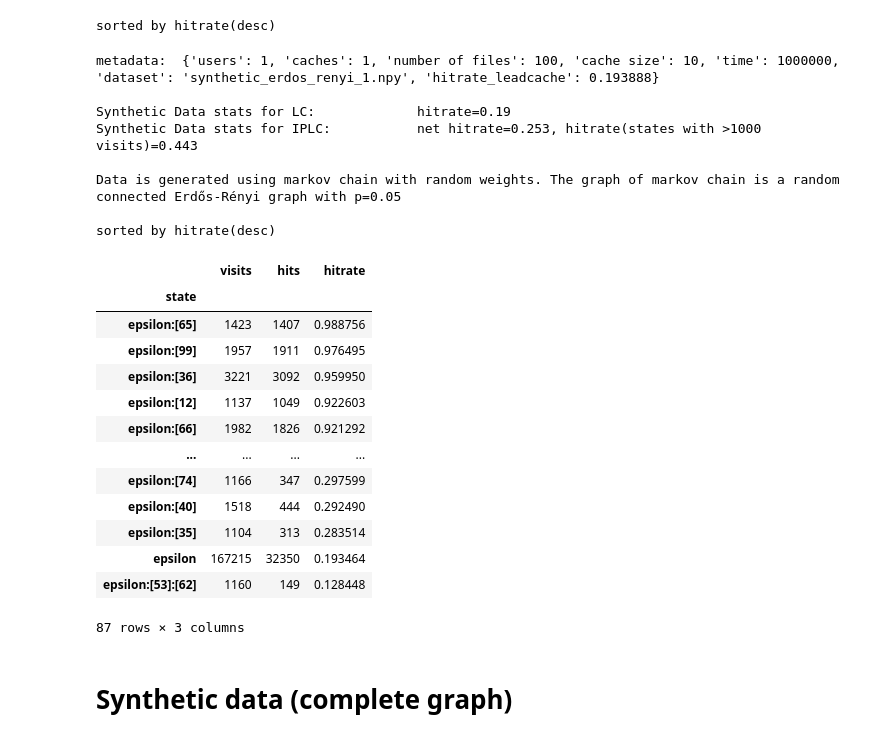
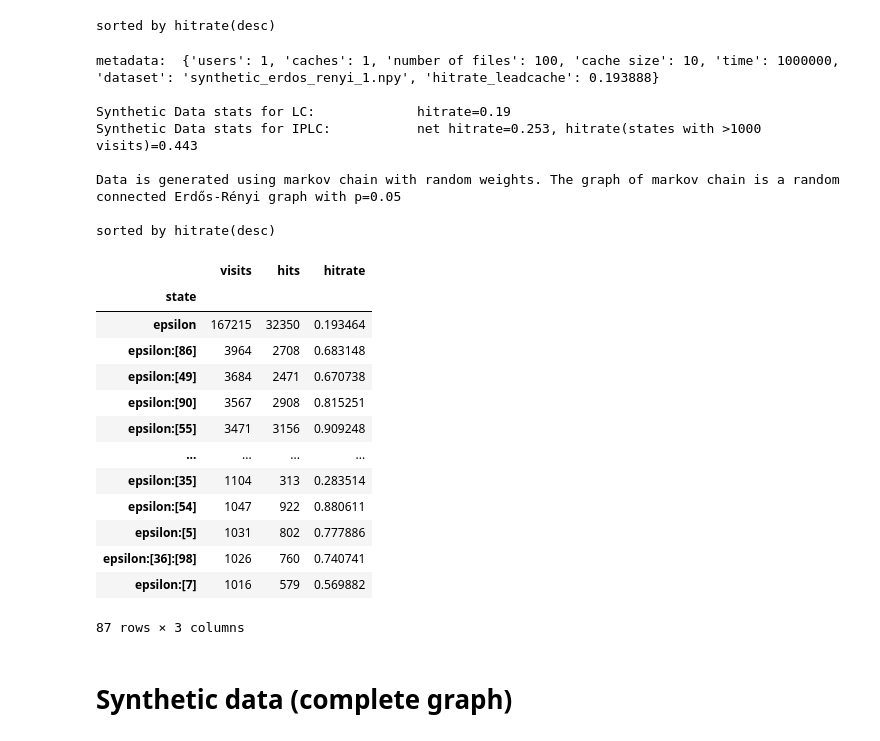
Before and after one commit to AtivJoshi/UniversalCaching, a Jupyter notebook: results.ipynb, the cells around one changed output. Saved outputs shown, nothing was run; the diff lists cells and outputs as text; code cells hidden in the pictures.

```diff
--- a/results.ipynb
+++ b/results.ipynb
@@ -120,42 +120,42 @@ sorted by hitrate(desc)
 # %%
 folder_path=""
 with pd.HDFStore(folder_path+'data/erdos_renyi_1.h5') as storage:
   df=storage['df']
   df.set_index('state',drop=True,inplace=True)
   metadata=storage.get_storer('df').attrs.metadata
 des=metadata.pop('data_description')
 print('metadata: ',metadata)
 print(f'\nSynthetic Data stats for LC: \t\t hitrate={0.193888:.02f}')
 print(f'Synthetic Data stats for IPLC: \t\t net hitrate={0.25299:0.3f}, hitrate(states with >1000 visits)={0.44253798088516755:0.3f}')
 df.drop(df[df['visits']<1000].index,inplace=True)
 # print(df['hits'].sum()/df['visits'].sum())
 print('\n'+des)
-df.sort_values(by='per',ascending=False,inplace=True)
+df.sort_values(by='visits',ascending=False,inplace=True)
 df.rename({'per':'hitrate'},inplace=True,axis=1)
 print('\nsorted by hitrate(desc)')
 df
 # %% [output]
 metadata:  {'users': 1, 'caches': 1, 'number of files': 100, 'cache size': 10, 'time': 1000000, 'dataset': 'synthetic_erdos_renyi_1.npy', 'hitrate_leadcache': 0.193888}
 
 Synthetic Data stats for LC:             hitrate=0.19
 Synthetic Data stats for IPLC:           net hitrate=0.253, hitrate(states with >1000 visits)=0.443
 
 Data is generated using markov chain with random weights. The graph of markov chain is a random connected Erdős-Rényi graph with p=0.05
 
 sorted by hitrate(desc)
 |  | visits | hits | hitrate |
 | state |  |  |  |
-| epsilon:[65] | 1423 | 1407 | 0.988756 |
-| epsilon:[99] | 1957 | 1911 | 0.976495 |
-| epsilon:[36] | 3221 | 3092 | 0.959950 |
-| epsilon:[12] | 1137 | 1049 | 0.922603 |
-| epsilon:[66] | 1982 | 1826 | 0.921292 |
+| epsilon | 167215 | 32350 | 0.193464 |
+| epsilon:[86] | 3964 | 2708 | 0.683148 |
+| epsilon:[49] | 3684 | 2471 | 0.670738 |
+| epsilon:[90] | 3567 | 2908 | 0.815251 |
+| epsilon:[55] | 3471 | 3156 | 0.909248 |
 | ... | ... | ... | ... |
-| epsilon:[74] | 1166 | 347 | 0.297599 |
-| epsilon:[40] | 1518 | 444 | 0.292490 |
 | epsilon:[35] | 1104 | 313 | 0.283514 |
-| epsilon | 167215 | 32350 | 0.193464 |
-| epsilon:[53]:[62] | 1160 | 149 | 0.128448 |
+| epsilon:[54] | 1047 | 922 | 0.880611 |
+| epsilon:[5] | 1031 | 802 | 0.777886 |
+| epsilon:[36]:[98] | 1026 | 760 | 0.740741 |
+| epsilon:[7] | 1016 | 579 | 0.569882 |
 87 rows × 3 columns
 # %% [markdown]
 # Synthetic data (complete graph)
```
Also changed, not shown: parts of 4 cells of this notebook, 1 other file.
